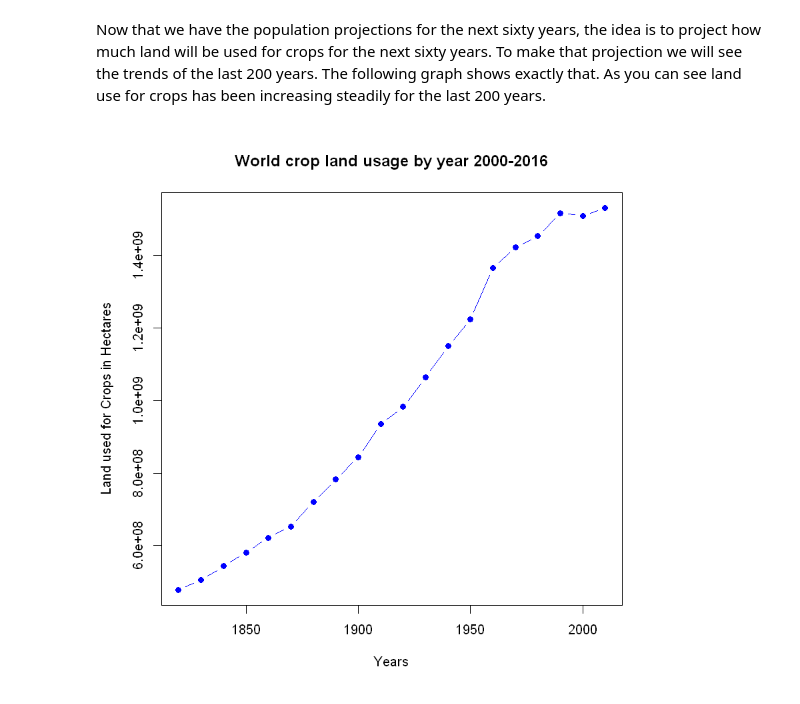
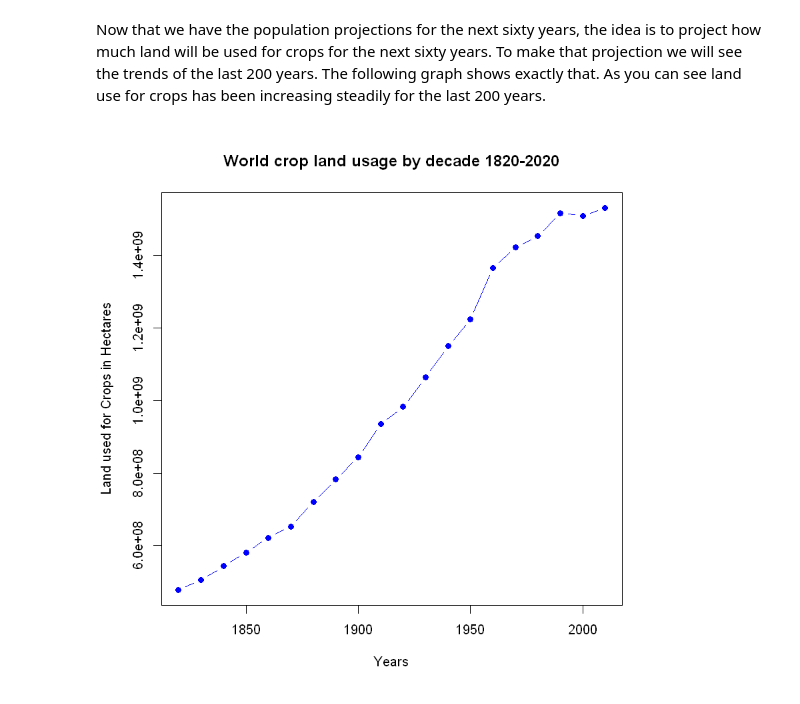
Before and after one commit to johanMart/ClimChan, a Jupyter notebook: World crop production land use and the case for vertical farming.ipynb, the cells around one changed output. Saved outputs shown, nothing was run; the diff lists cells and outputs as text; code cells hidden in the pictures.

```diff
--- a/World crop production land use and the case for vertical farming.ipynb
+++ b/World crop production land use and the case for vertical farming.ipynb
@@ -57,27 +57,25 @@ Now that we have the population projections for the next sixty years, the idea i
 # %%
 library(readxl)
 library(ggplot2)
 library(reshape2)
 library(dplyr)
 
 
 data <- read.csv("C:\\Users\\James\\Documents\\OneDrive\\Data Incubator\\Vertical Farming\\CroplandUse\\cropland-use-over-the-long-term.csv")
 
 worldData <- data.frame(data$Entity, data$Year, data$Cropland)
 
 worldCropLand <- subset(worldData, data.Entity == "World" & (data.Year == 1820 |data.Year == 1830 | data.Year == 1840 | data.Year == 1850
                                                              | data.Year == 1860 | data.Year == 1870 |
                                                             data.Year == 1880 | data.Year == 1890 | data.Year == 1900 | data.Year == 1910 |
                                                             data.Year == 1920 | data.Year == 1930 | data.Year == 1940
                                                                  |data.Year == 1950 | data.Year == 1960 | data.Year == 1970 | data.Year == 1980
                                                             | data.Year == 1990 | data.Year == 2000 | data.Year == 2010
                                                             | data.Year == 2020))
-#worldCropLand <- subset(worldCropLand, )
 
-#typeof(worldData$data.Cropland)
 x = worldCropLand$data.Year
 
 y = worldCropLand$data.Cropland
-plot(x, y, type="b", ylab="Land used for Crops in Hectares", xlab="Years", main = "World crop land usage by year 2000-2016", col="blue" , pch = 16)#, ylim = c(50000, 6000000))
+plot(x, y, type="b", ylab="Land used for Crops in Hectares", xlab="Years", main = "World crop land usage by decade 1820-2020", col="blue" , pch = 16)#, ylim = c(50000, 6000000))
 # %% [output]
-[figure, old version]
+[figure, new version]
```
